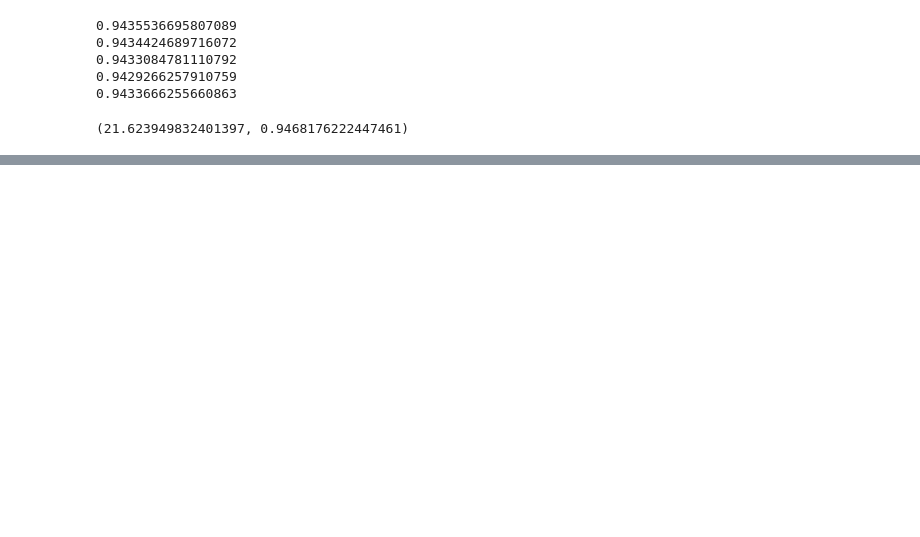
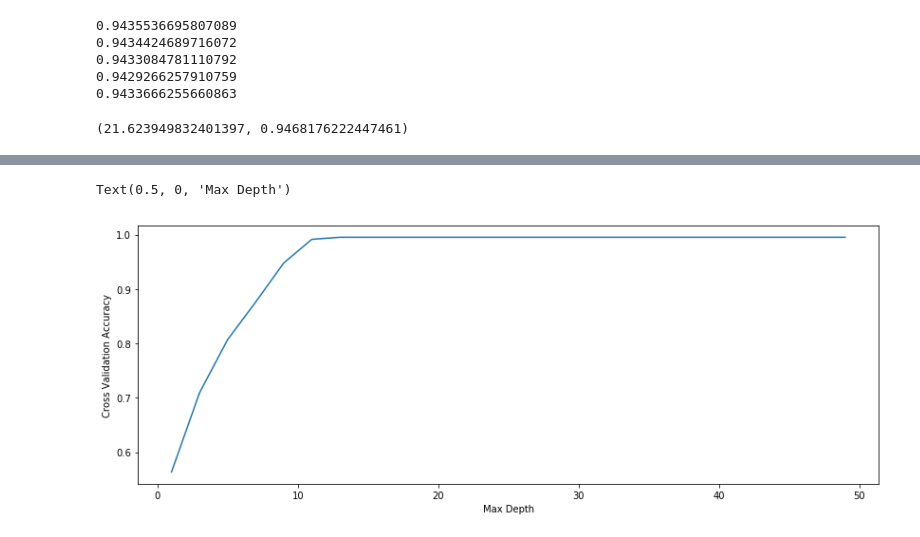
Before and after one commit to shravan097/NYCHS-Data-Analysis, a Jupyter notebook: nabil/nabil.ipynb, the cells around one changed output, grey strips where cells are left out. Drawn from its saved outputs; the diff is of its cells as text; code cells hidden in the pictures; blank space fills up the shorter version.

Commit message:
added classifier

```diff
--- a/nabil/nabil.ipynb
+++ b/nabil/nabil.ipynb
@@ -166,0 +241,13 @@ get_cv_results(reg)
+# %%
+k_fold = KFold(n_splits=5, random_state=random_state)
+# %%
+def get_class_results(classifier):
+
+    results = []
+    for train, test in k_fold.split(train_df):
+        classifier.fit(train_df.loc[train, features], train_df.loc[train, '2009-2010 OVERALL GRADE'])
+        y_predicted = classifier.predict(train_df.loc[test, features])
+        accuracy = accuracy_score(train_df.loc[test, '2009-2010 OVERALL GRADE'], y_predicted)
+        results.append(accuracy)
+
+    return np.mean(results), np.std(results)
@@ -166,0 +263,7 @@ get_cv_results(reg)
+# %%
+dtree = DecisionTreeClassifier(
+    random_state=random_state,
+    max_depth=5
+)
+
+get_class_results(dtree)
@@ -166,0 +294,18 @@ get_cv_results(reg)
+# %%
+hp_values = range(1,50, 2)
+all_mu = []
+all_sigma = []
+
+for m in hp_values:
+
+    dtree=DecisionTreeClassifier(
+        criterion='entropy',
+        random_state=random_state,
+        max_depth=m,
+    )
+
+    mu, sigma = get_class_results(dtree)
+    all_mu.append(mu)
+    all_sigma.append(sigma)
+
+    print(m, mu, sigma)
@@ -166,0 +330,8 @@ get_cv_results(reg)
+# %%
+plt.figure(figsize=(14, 5))
+plt.plot(hp_values, all_mu)
+plt.ylabel('Cross Validation Accuracy')
+plt.xlabel('Max Depth')
+# %% [output]
+Text(0.5, 0, 'Max Depth')
+[figure, added]
```
Also changed, not shown: parts of 22 cells of this notebook.
